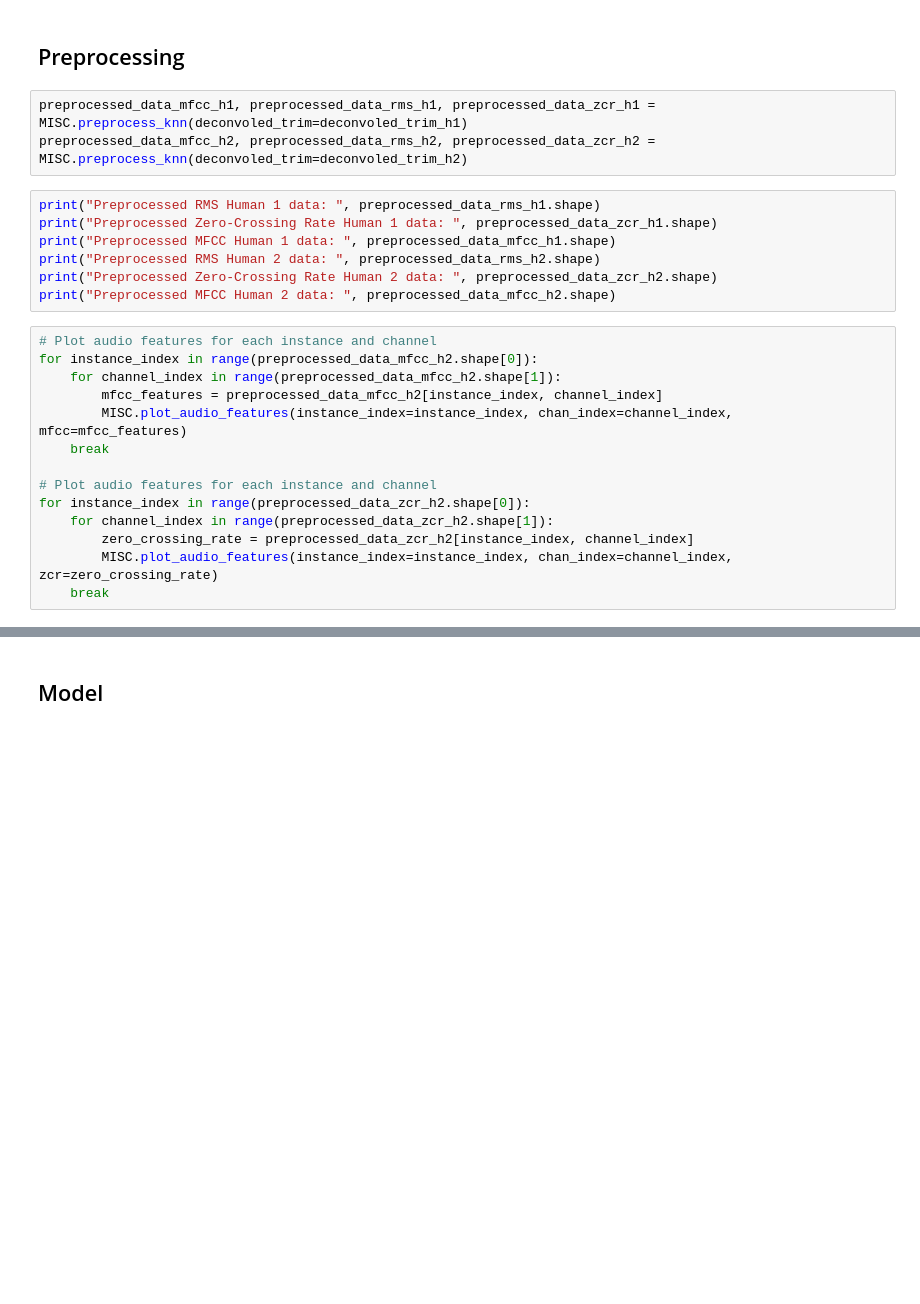
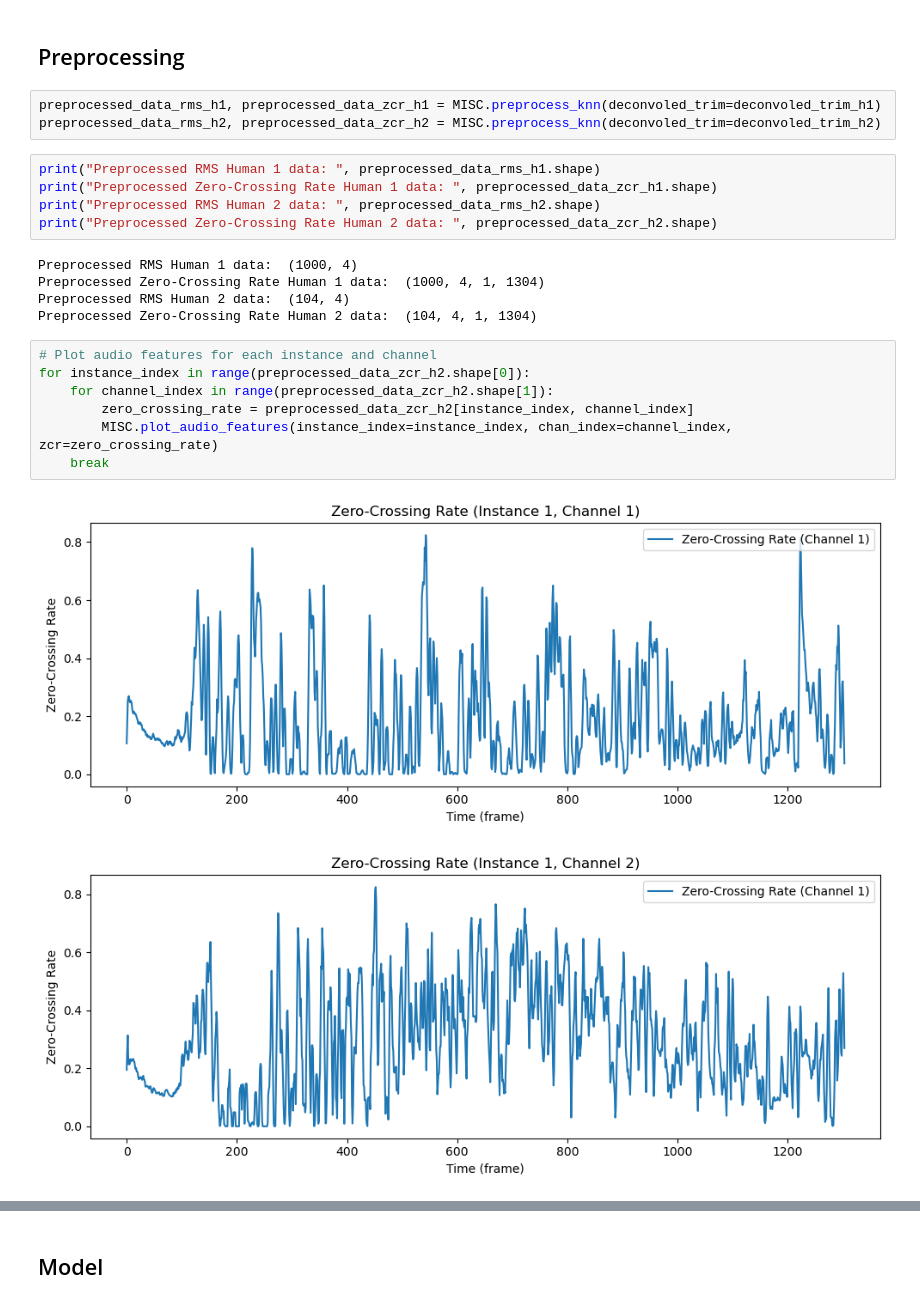
Before and after one commit to christopherT02/Acoustic-Hackathon, a Jupyter notebook: src/knn.ipynb, the cells around one changed output, grey strips where cells are left out. Saved outputs shown, nothing was run; the diff lists cells and outputs as text; blank space fills up the shorter version.

Commit message:
clean: knn and random_forest. Also added some functions in misc

```diff
--- a/src/knn.ipynb
+++ b/src/knn.ipynb
@@ -48,26 +53,25 @@ print("Centroids Human 2 Shape: ", centroids_h2.shape)
 # %% [markdown]
 ## Preprocessing
 # %%
-preprocessed_data_mfcc_h1, preprocessed_data_rms_h1, preprocessed_data_zcr_h1 = MISC.preprocess_knn(deconvoled_trim=deconvoled_trim_h1)
-preprocessed_data_mfcc_h2, preprocessed_data_rms_h2, preprocessed_data_zcr_h2 = MISC.preprocess_knn(deconvoled_trim=deconvoled_trim_h2)
+preprocessed_data_rms_h1, preprocessed_data_zcr_h1 = MISC.preprocess_knn(deconvoled_trim=deconvoled_trim_h1)
+preprocessed_data_rms_h2, preprocessed_data_zcr_h2 = MISC.preprocess_knn(deconvoled_trim=deconvoled_trim_h2)
 # %%
 print("Preprocessed RMS Human 1 data: ", preprocessed_data_rms_h1.shape)
 print("Preprocessed Zero-Crossing Rate Human 1 data: ", preprocessed_data_zcr_h1.shape)
-print("Preprocessed MFCC Human 1 data: ", preprocessed_data_mfcc_h1.shape)
 print("Preprocessed RMS Human 2 data: ", preprocessed_data_rms_h2.shape)
 print("Preprocessed Zero-Crossing Rate Human 2 data: ", preprocessed_data_zcr_h2.shape)
-print("Preprocessed MFCC Human 2 data: ", preprocessed_data_mfcc_h2.shape)
+# %% [output]
+Preprocessed RMS Human 1 data:  (1000, 4)
+Preprocessed Zero-Crossing Rate Human 1 data:  (1000, 4, 1, 1304)
+Preprocessed RMS Human 2 data:  (104, 4)
+Preprocessed Zero-Crossing Rate Human 2 data:  (104, 4, 1, 1304)
 # %%
-# Plot audio features for each instance and channel
-for instance_index in range(preprocessed_data_mfcc_h2.shape[0]):
-    for channel_index in range(preprocessed_data_mfcc_h2.shape[1]):
-        mfcc_features = preprocessed_data_mfcc_h2[instance_index, channel_index]
-        MISC.plot_audio_features(instance_index=instance_index, chan_index=channel_index, mfcc=mfcc_features)
-    break
-
 # Plot audio features for each instance and channel
 for instance_index in range(preprocessed_data_zcr_h2.shape[0]):
     for channel_index in range(preprocessed_data_zcr_h2.shape[1]):
         zero_crossing_rate = preprocessed_data_zcr_h2[instance_index, channel_index]
         MISC.plot_audio_features(instance_index=instance_index, chan_index=channel_index, zcr=zero_crossing_rate)
     break
+# %% [output]
+[figure, added]
+[figure, added]
```
Also changed, not shown: parts of 10 cells of this notebook, 2 other files.
